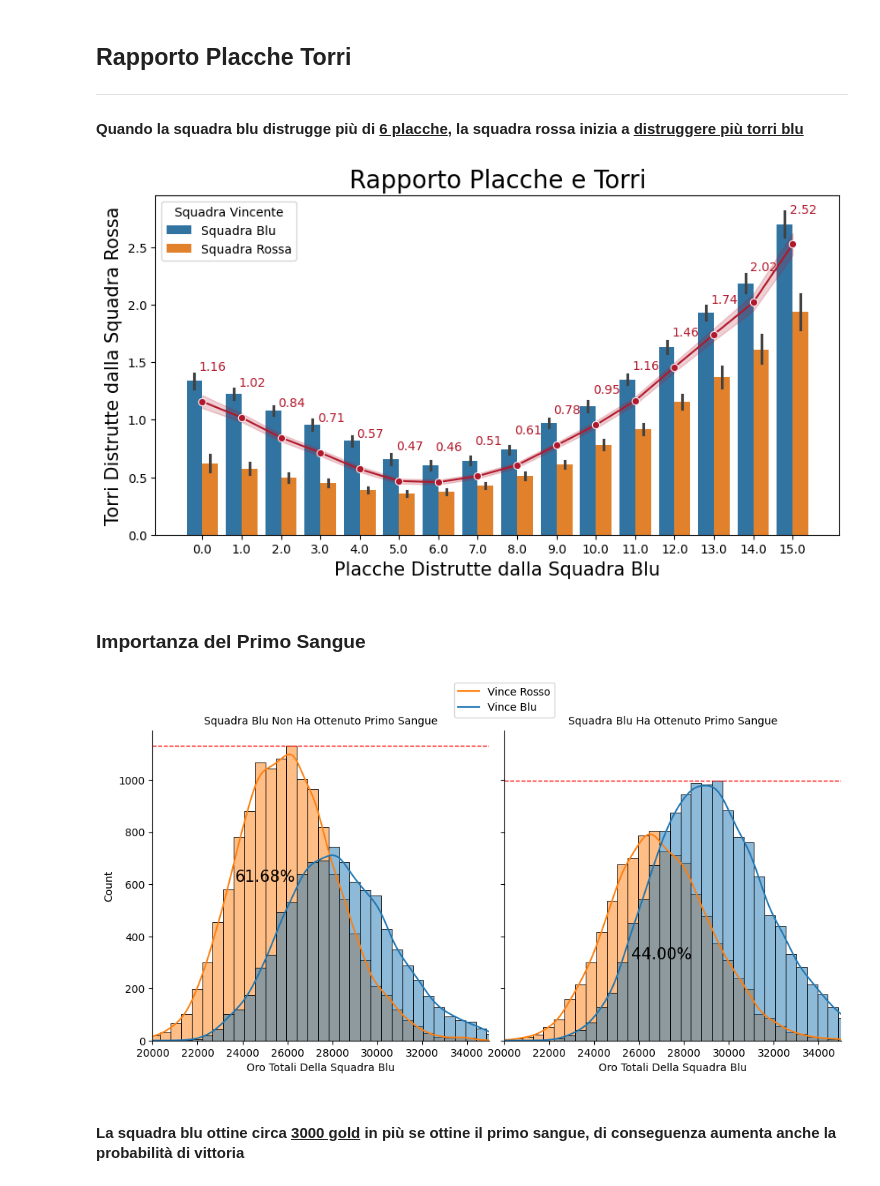
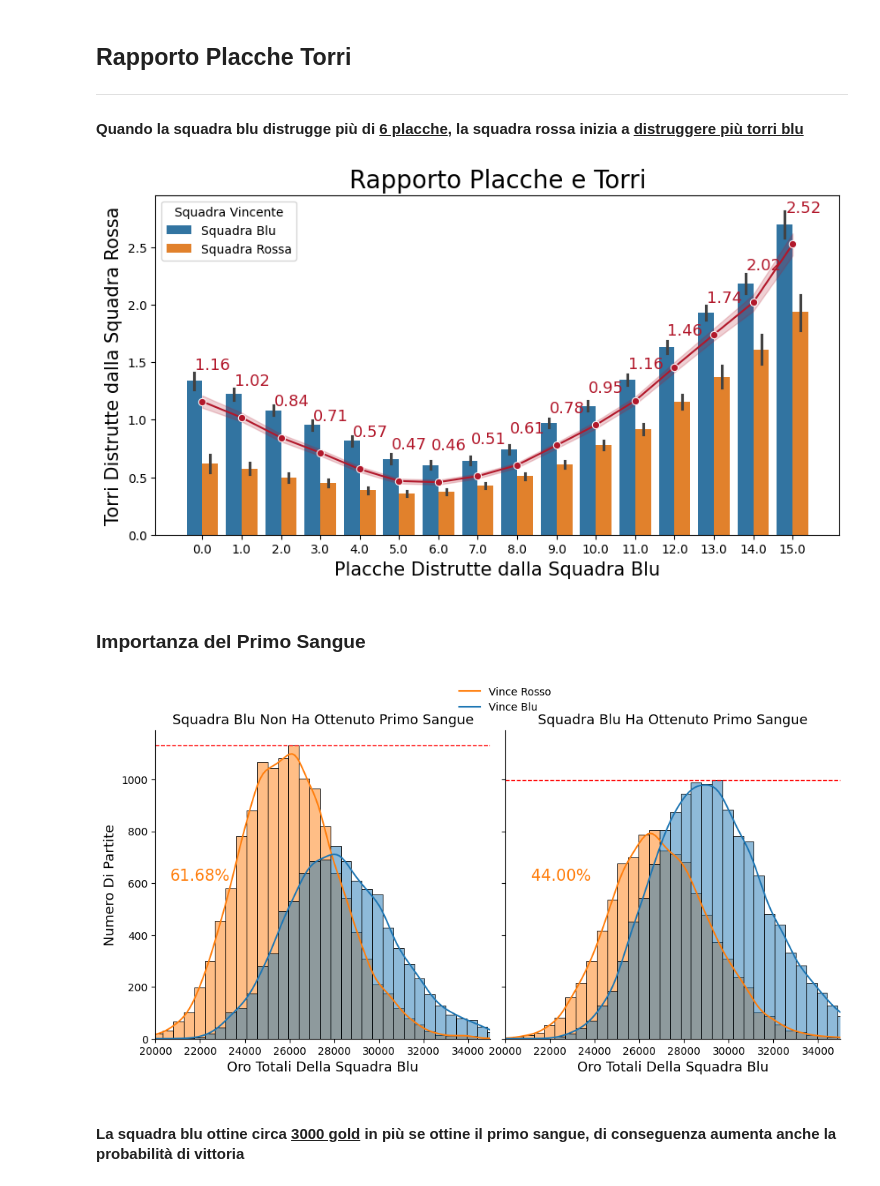
Before and after one commit to KOlCIqwq/Data_Science_Project, a Jupyter notebook: Final_Project/notebook.ipynb, the cells around one changed output. Saved outputs shown, nothing was run; the diff lists cells and outputs as text; code cells hidden in the pictures.

Commit message:
Adjust the size of labels

```diff
--- a/Final_Project/notebook.ipynb
+++ b/Final_Project/notebook.ipynb
@@ -233,12 +237,14 @@ fig, axes = plt.subplots(1,2, figsize=(14, 6))
 sns.histplot(df['blueTeamTotalKills'], color='blue', label='Blue Team', kde=True, bins=40, ax=axes[0])
 axes[0].set_xlim(5,25)
 axes[0].set_title('Uccisioni Totali Di Squadra Blu', fontsize=15)
-axes[0].set_xlabel("Uccisioni Totali Di Squadra Blu",fontsize=10)
+axes[0].set_xlabel("Uccisioni Totali Di Squadra Blu",fontsize=15)
+axes[0].set_ylabel("Numero Di Partite",fontsize=15)
 # Red Team Plot
 sns.histplot(df['redTeamTotalKills'], color='red', label='Red Team', kde=True, bins=38, ax=axes[1])
 axes[1].set_xlim(5,25)
 axes[1].set_title('Uccisioni Totali Di Squadra Rossa', fontsize=15)
-axes[1].set_xlabel("Uccisioni Totali Di Squadra Rossa",fontsize=10)
+axes[1].set_xlabel("Uccisioni Totali Di Squadra Rossa",fontsize=15)
+axes[1].set_ylabel("Numero Di Partite",fontsize=15)
 
 # Get most matches
 for i in range(2):
@@ -298,7 +304,8 @@ for p in ax.patches:
             # Horizontal alignment
             ha="center",
             # Vertical alignment
-            va="bottom"
+            va="bottom",
+            size = 13
         )
     count+=1
 # Adding semicol. to suppress the output of labels
@@ -350,7 +357,8 @@ for p in barplot.patches:
         y = height + 0.5,
         s = '{:1.0f}'.format(height),
         ha="center",
-        va="bottom"
+        va="bottom",
+        size = 15
     )
     if count == 0:
         barplot.text(
@@ -358,7 +366,8 @@ for p in barplot.patches:
                 y = (height + 22000) /2,
                 s = '{:0.2f}'.format((blue_wins / total_matches) * 100) + "%",
                 ha="center",
-                va="bottom"
+                va="bottom",
+                size = 15
                 )
         count+=1
     elif count == 1:
@@ -367,6 +376,7 @@ for p in barplot.patches:
                 y = (height + 22000) /2,
                 s = '{:0.2f}'.format((red_wins / total_matches) * 100) + "%",
                 ha="center",
-                va="bottom"
+                va="bottom",
+                size = 15
             )
 # %% [output]
@@ -398,7 +408,7 @@ for text in legend.texts:
 
 line = meanline.lines[32]
 for x, y in zip(line.get_xdata(), line.get_ydata()):
-    plt.text(x + 0.27, y + 0.25, f'{y:.2f}', color='#b2182b', ha='center', va='bottom')
+    plt.text(x + 0.27, y + 0.25, f'{y:.2f}', color='#b2182b', ha='center', va='bottom', fontsize=13)
     #plt.annotate(f'{y:.2f}',xy=(x,y),xytext=(x + 0.27,y + 0.27),xycoords='data',textcoords='data',
      #            arrowprops=dict(color='#b2182b',arrowstyle="-"))
 
@@ -407,7 +417,7 @@ plt.title("Rapporto Placche e Torri",fontsize=20);
 plt.ylabel("Torri Distrutte dalla Squadra Rossa",fontsize=15);
 plt.xlabel("Placche Distrutte dalla Squadra Blu",fontsize=15);
 # %% [output]
-[figure, old version]
+[figure, new version]
 # %% [markdown]
 ### Importanza del Primo Sangue
 # %%
@@ -416,7 +426,7 @@ total_gold = sns.displot(data=df, x="blueTeamTotalGold",col="blueTeamFirstBlood"
 plt.xlim(20000,35000)
 #plt.title("Importanza Del Primo Sangue", fontsize=20)
 # Set a new legend to change, the default cannot be changed
-plt.legend(df['redWin'].unique(), loc='center',bbox_to_anchor=(0, 1.1))
+plt.legend(df['redWin'].unique(), loc='center',bbox_to_anchor=(0, 1.1),frameon=False)
 
 legend = plt.gca().get_legend()
 for text in legend.texts:
@@ -427,46 +437,50 @@ for text in legend.texts:
 
 count = 0
 new_titles = ['Squadra Blu Non Ha Ottenuto Primo Sangue', 'Squadra Blu Ha Ottenuto Primo Sangue']
+
 # Iterate over each subplot and title, .flat to flatten the list of axes into 1D iterator
-for ax, title in zip(total_gold.axes.flat, new_titles):
-    ax.set_title(title,fontsize = 10)
-    ax.set_xlabel("Oro Totali Della Squadra Blu")
+for ax, title in zip(total_gold.axes_dict.values(), new_titles):
+    ax.set_title(title,fontsize = 13)
+    ax.set_xlabel("Oro Totali Della Squadra Blu", fontsize = 13)
+    ax.set_ylabel("Numero Di Partite", fontsize = 13)
 
     max_height = ax.patches[0].get_height()
     for patch in ax.patches:
         if patch.get_height() > max_height:
             max_height = patch.get_height()
     # Draw the line
     ax.axhline(y=max_height, color='r', linestyle='--', linewidth=1)
     # Calculate the area of each figure
     area = list()
     for line in ax.get_lines():
         x = line.get_xdata()
         y = line.get_ydata()
         area.append(trapezoid(y, x))
     # Insert the measure
     if count == 0:
             ax.text(
-                    x = 25000,
+                    x = 22000,
                     y = 600,
                     s = '{:0.2f}'.format(int(area[0])/100000) + "%",
                     ha="center",
                     va="bottom",
-                    fontsize = 15
+                    fontsize = 15,
+                    color = "#ff7f0e"
                     )
             count+=1
     else:
             ax.text(
-                    x = 27000,
-                    y = 300,
+                    x = 22500,
+                    y = 600,
                     s = '{:0.2f}'.format(int(area[0])/100000) + "%",
                     ha="center",
                     va="bottom",
-                    fontsize = 15
+                    fontsize = 15,
+                    color = "#ff7f0e"
                     )
 plt.show()
 # %% [output]
-[figure, old version]
+[figure, new version]
 # %% [markdown]
 #### La squadra blu ottine circa <ins>3000 gold</ins> in più se ottine il primo sangue, di conseguenza aumenta anche la probabilità di vittoria
 # %%
```
Also changed, not shown: parts of 12 cells of this notebook, 2 other files.
